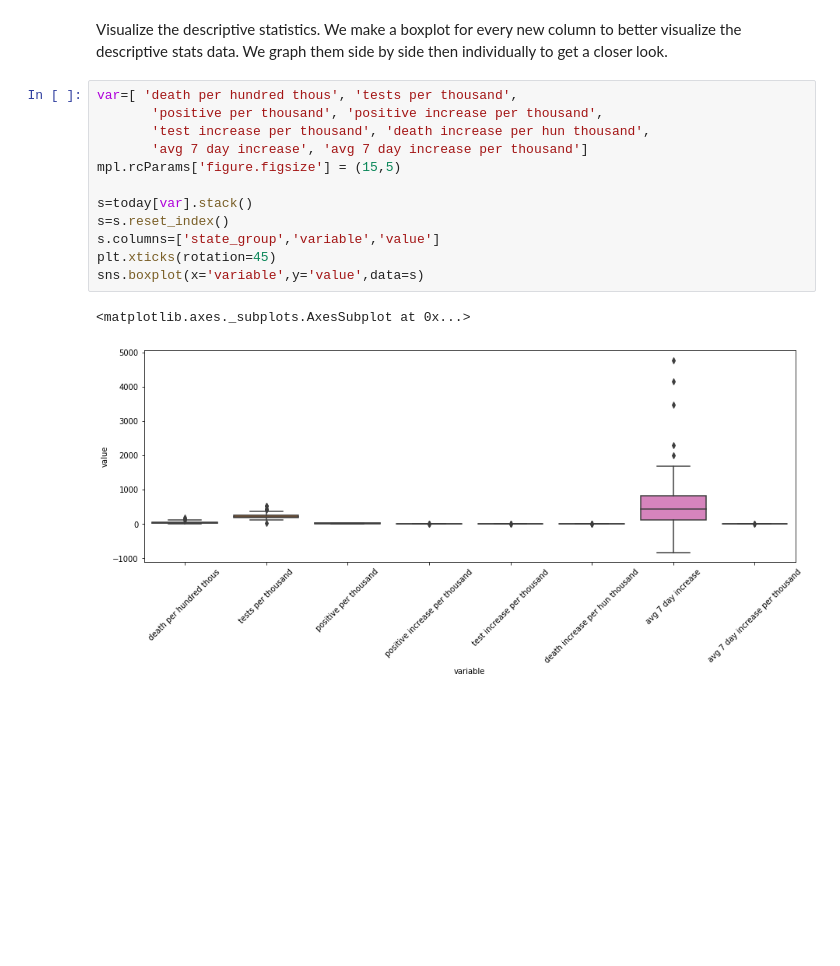
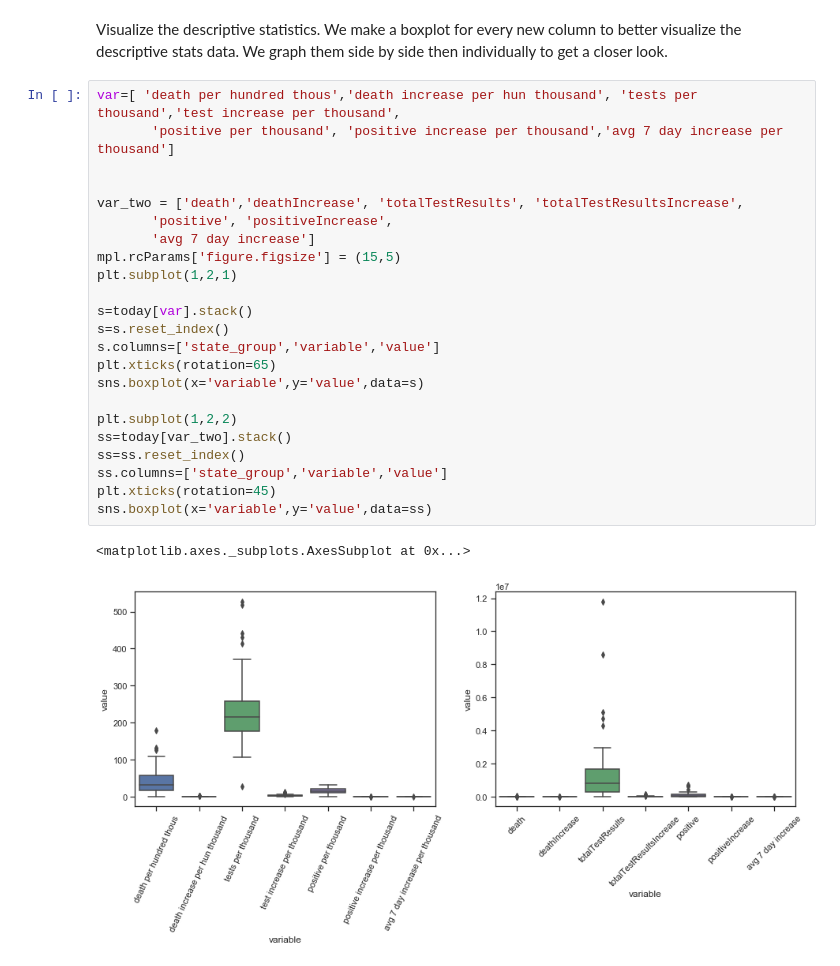
Before and after one commit to cathilo/sharing-github, a Jupyter notebook: Capstone 2 Exploratory.ipynb, the cells around one changed output. Saved outputs shown, nothing was run; the diff lists cells and outputs as text; blank space fills up the shorter version.

```diff
--- a/Capstone 2 Exploratory.ipynb
+++ b/Capstone 2 Exploratory.ipynb
@@ -390,17 +390,28 @@ Visualize the descriptive statistics.
 We make a boxplot for every new column to better visualize the descriptive stats data.
 We graph them side by side then individually to get a closer look.
 # %%
-var=[ 'death per hundred thous', 'tests per thousand',
-       'positive per thousand', 'positive increase per thousand',
-       'test increase per thousand', 'death increase per hun thousand',
-       'avg 7 day increase', 'avg 7 day increase per thousand']
+var=[ 'death per hundred thous','death increase per hun thousand', 'tests per thousand','test increase per thousand',
+       'positive per thousand', 'positive increase per thousand','avg 7 day increase per thousand']
+
+
+var_two = ['death','deathIncrease', 'totalTestResults', 'totalTestResultsIncrease',
+       'positive', 'positiveIncrease',
+       'avg 7 day increase']
 mpl.rcParams['figure.figsize'] = (15,5)
+plt.subplot(1,2,1)
 
 s=today[var].stack()
 s=s.reset_index()
 s.columns=['state_group','variable','value']
+plt.xticks(rotation=65)
+sns.boxplot(x='variable',y='value',data=s)
+
+plt.subplot(1,2,2)
+ss=today[var_two].stack()
+ss=ss.reset_index()
+ss.columns=['state_group','variable','value']
 plt.xticks(rotation=45)
-sns.boxplot(x='variable',y='value',data=s)
+sns.boxplot(x='variable',y='value',data=ss)
 # %% [output]
 <matplotlib.axes._subplots.AxesSubplot at 0x...>
-[figure, old version]
+[figure, new version]
```
Also changed, not shown: parts of 12 cells of this notebook.
